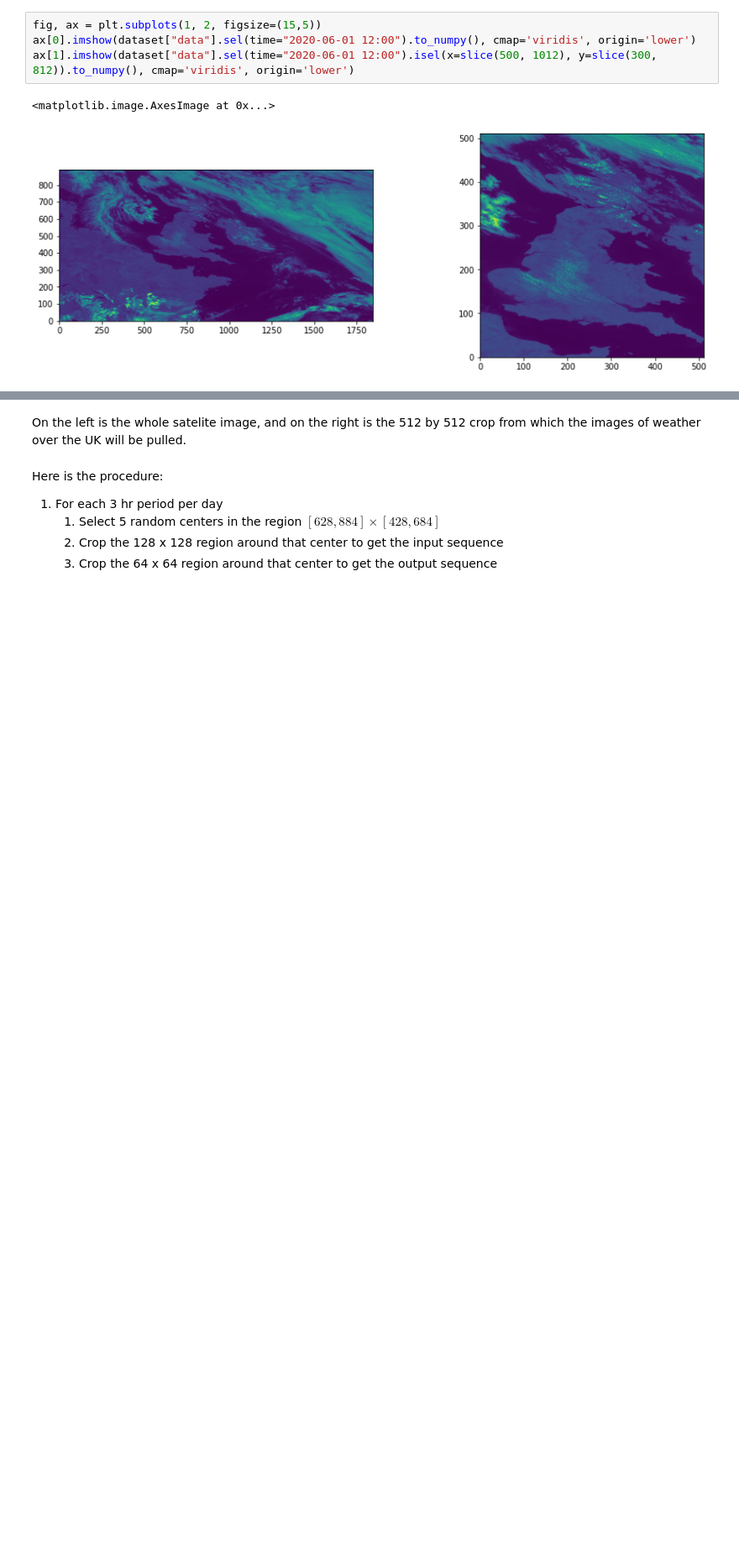
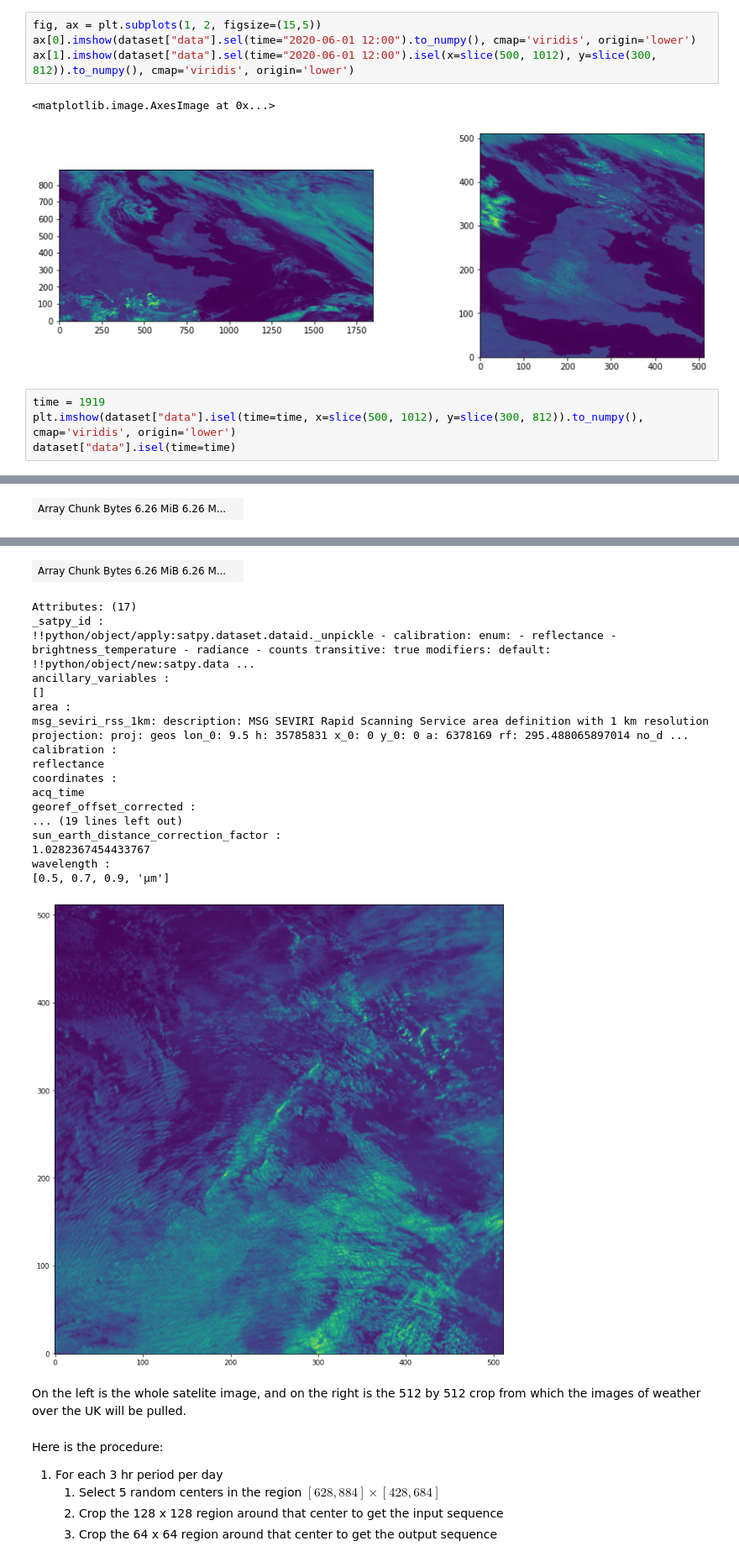
Before and after one commit to skunichetty/climate-hack, a Jupyter notebook: preprocess.ipynb, the cells around one changed output, grey strips where cells are left out. Shown at 84% size. Drawn from its saved outputs; the diff is of its cells as text; blank space fills up the shorter version.

Commit message:
Added dataset for processed blocks

```diff
--- a/preprocess.ipynb
+++ b/preprocess.ipynb
@@ -86,3 +86,8 @@ ax[1].imshow(dataset["data"].sel(time="2020-06-01 12:00").isel(x=slice(500, 1012
 # %% [output]
 <matplotlib.image.AxesImage at 0x...>
 [figure]
+# %%
+time = 1919
+plt.imshow(dataset["data"].isel(time=time, x=slice(500, 1012), y=slice(300, 812)).to_numpy(), cmap='viridis', origin='lower')
+dataset["data"].isel(time=time)
+# %% [output]
@@ -88,0 +118 @@ ax[1].imshow(dataset["data"].sel(time="2020-06-01 12:00").isel(x=slice(500, 1012
+| Array Chunk Bytes 6.26 MiB 6.26 M... |  |
@@ -89,3 +138,22 @@ ax[1].imshow(dataset["data"].sel(time="2020-06-01 12:00").isel(x=slice(500, 1012
+| Array Chunk Bytes 6.26 MiB 6.26 M... |  |
+Attributes: (17)
+_satpy_id :
+!!python/object/apply:satpy.dataset.dataid._unpickle - calibration: enum: - reflectance - brightness_temperature - radiance - counts transitive: true modifiers: default: !!python/object/new:satpy.data ...
+ancillary_variables :
+[]
+area :
+msg_seviri_rss_1km: description: MSG SEVIRI Rapid Scanning Service area definition with 1 km resolution projection: proj: geos lon_0: 9.5 h: 35785831 x_0: 0 y_0: 0 a: 6378169 rf: 295.488065897014 no_d ...
+calibration :
+reflectance
+coordinates :
+acq_time
+georef_offset_corrected :
+... (19 lines left out)
+sun_earth_distance_correction_factor :
+1.0282367454433767
+wavelength :
+[0.5, 0.7, 0.9, 'µm']
+[figure, added]
 # %% [markdown]
 On the left is the whole satelite image, and on the right is the 512 by 512 crop from which the images of weather over the UK will be pulled.
 # %% [markdown]
```
Also changed, not shown: parts of 3 cells of this notebook, 1 other file.
